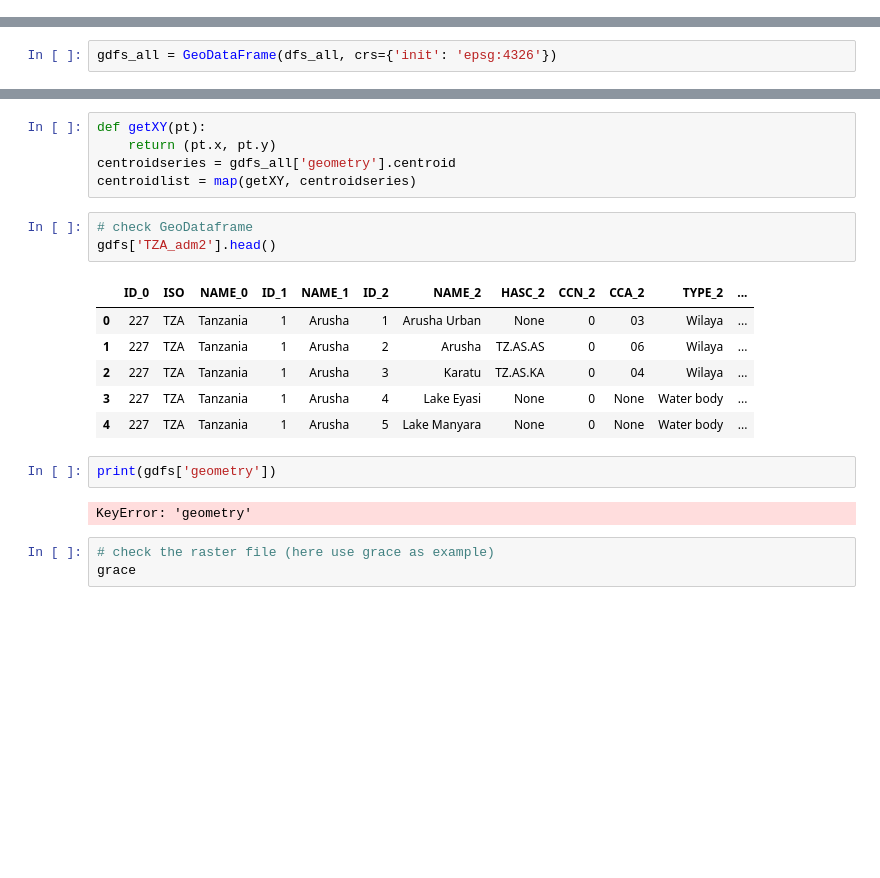
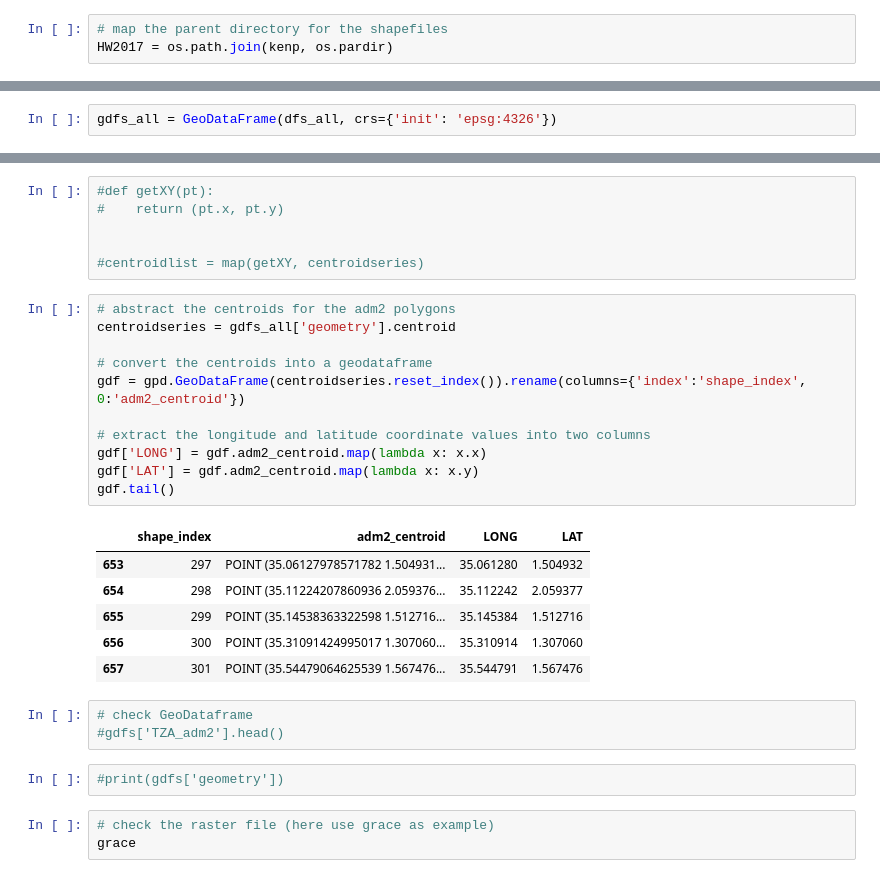
Before and after one commit to yeemey/haackwell, a Jupyter notebook: notebooks/grace_wells_2017.ipynb, the cells around one changed output, grey strips where cells are left out. Drawn from its saved outputs; the diff is of its cells as text; blank space fills up the shorter version.

Commit message:
parse longlats from polygon centroids

```diff
--- a/notebooks/grace_wells_2017.ipynb
+++ b/notebooks/grace_wells_2017.ipynb
@@ -37,3 +113,6 @@ wells = pd.read_csv(csv)
+# %%
+# map the parent directory for the shapefiles
+HW2017 = os.path.join(kenp, os.pardir)
 # %%
 # retrieve the shapefile for kenya
 # country boundary
@@ -58,22 +186,32 @@ gdfs_all['geometry']
 # %%
-def getXY(pt):
-    return (pt.x, pt.y)
-centroidseries = gdfs_all['geometry'].centroid
-centroidlist = map(getXY, centroidseries)
+#def getXY(pt):
+#    return (pt.x, pt.y)
+
+
+#centroidlist = map(getXY, centroidseries)
+# %%
+# abstract the centroids for the adm2 polygons
+centroidseries = gdfs_all['geometry'].centroid
+
+# convert the centroids into a geodataframe
+gdf = gpd.GeoDataFrame(centroidseries.reset_index()).rename(columns={'index':'shape_index', 0:'adm2_centroid'})
+
+# extract the longitude and latitude coordinate values into two columns
+gdf['LONG'] = gdf.adm2_centroid.map(lambda x: x.x)
+gdf['LAT'] = gdf.adm2_centroid.map(lambda x: x.y)
+gdf.tail()
+# %% [output]
+|  | shape_index | adm2_centroid | LONG | LAT |
+| 653 | 297 | POINT (35.06127978571782 1.504931... | 35.061280 | 1.504932 |
+| 654 | 298 | POINT (35.11224207860936 2.059376... | 35.112242 | 2.059377 |
+| 655 | 299 | POINT (35.14538363322598 1.512716... | 35.145384 | 1.512716 |
+| 656 | 300 | POINT (35.31091424995017 1.307060... | 35.310914 | 1.307060 |
+| 657 | 301 | POINT (35.54479064625539 1.567476... | 35.544791 | 1.567476 |
 # %%
 # check GeoDataframe
-gdfs['TZA_adm2'].head()
+#gdfs['TZA_adm2'].head()
-# %% [output]
-|  | ID_0 | ISO | NAME_0 | ID_1 | NAME_1 | ID_2 | NAME_2 | HASC_2 | CCN_2 | CCA_2 | TYPE_2 | ... |
-| 0 | 227 | TZA | Tanzania | 1 | Arusha | 1 | Arusha Urban | None | 0 | 03 | Wilaya | ... |
-| 1 | 227 | TZA | Tanzania | 1 | Arusha | 2 | Arusha | TZ.AS.AS | 0 | 06 | Wilaya | ... |
-| 2 | 227 | TZA | Tanzania | 1 | Arusha | 3 | Karatu | TZ.AS.KA | 0 | 04 | Wilaya | ... |
-| 3 | 227 | TZA | Tanzania | 1 | Arusha | 4 | Lake Eyasi | None | 0 | None | Water body | ... |
-| 4 | 227 | TZA | Tanzania | 1 | Arusha | 5 | Lake Manyara | None | 0 | None | Water body | ... |
 # %%
-print(gdfs['geometry'])
+#print(gdfs['geometry'])
-# %% [output]
-KeyError: 'geometry'
 # %%
 # check the raster file (here use grace as example)
 grace
```
Also changed, not shown: parts of 14 cells of this notebook.
